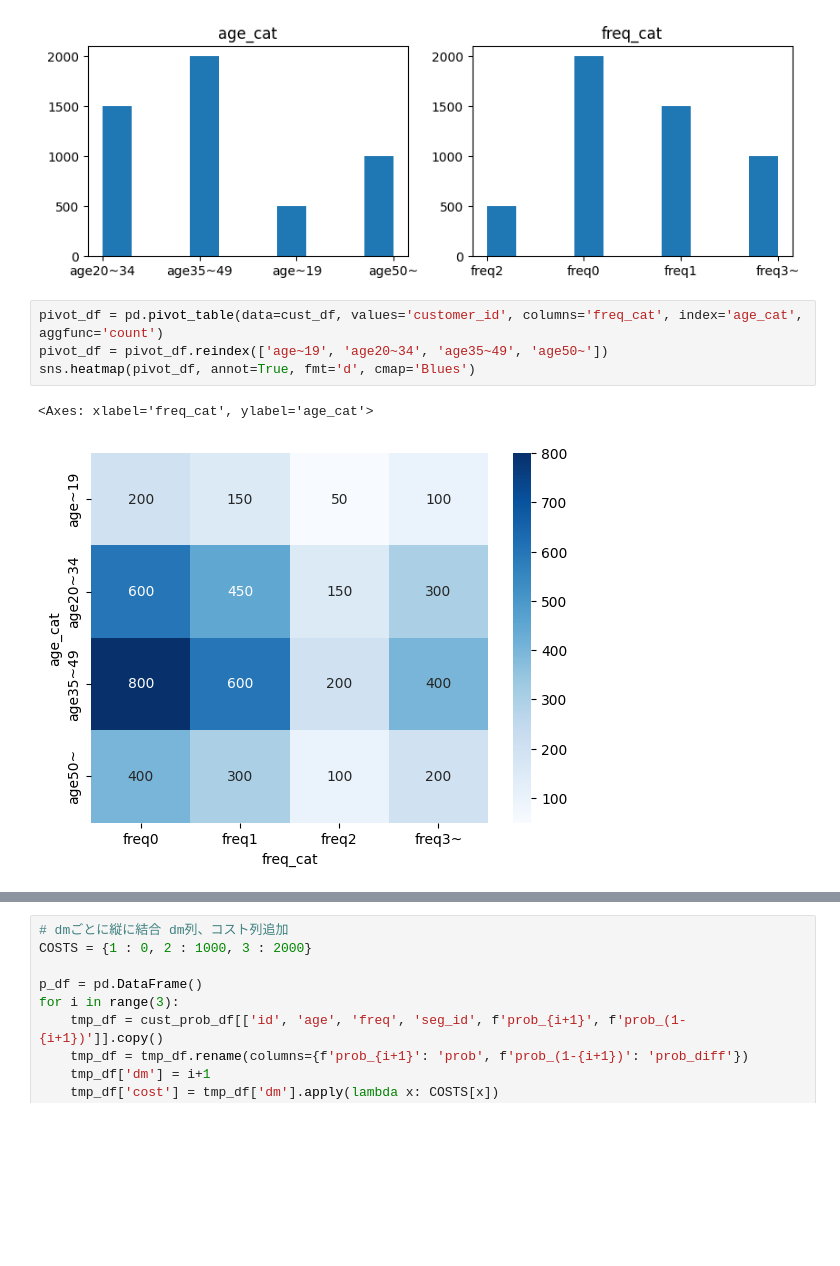
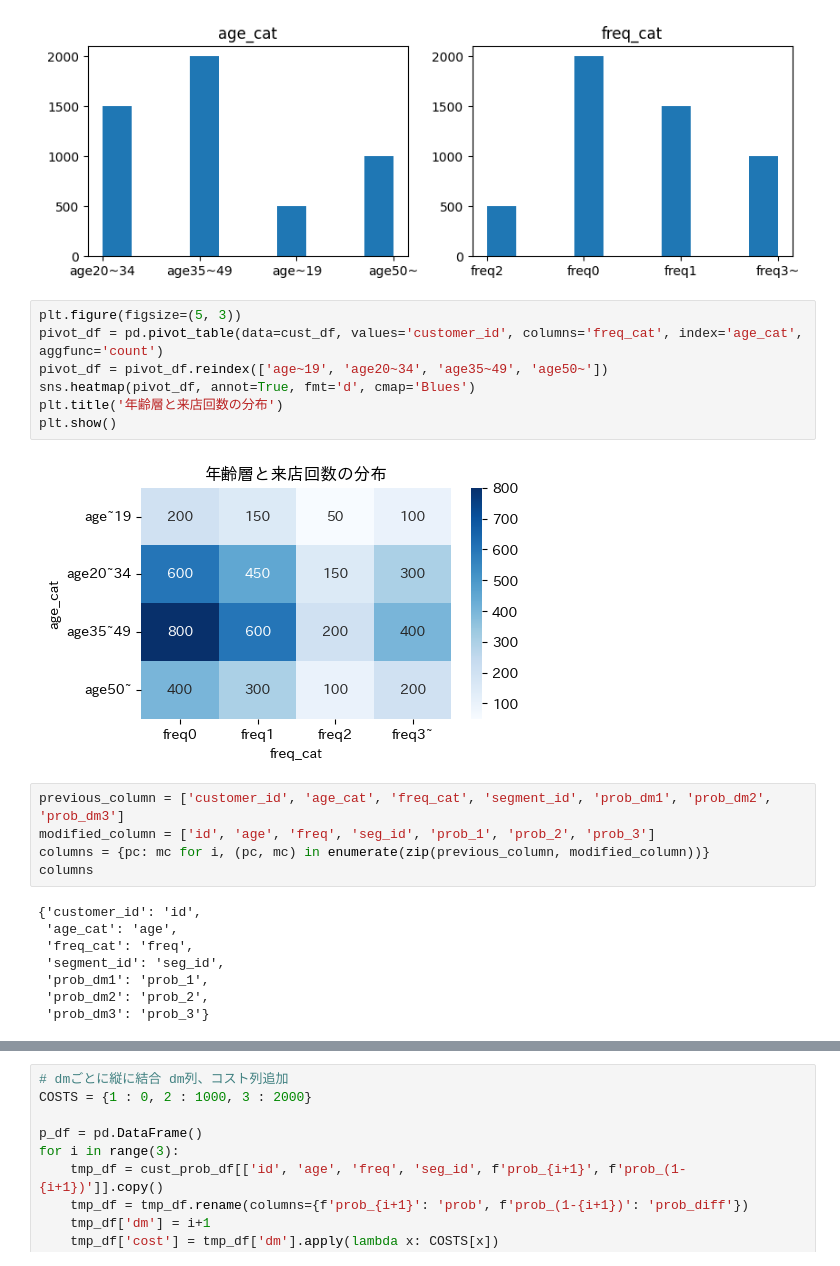
Before and after one commit to akmiccom/python_optimize, a Jupyter notebook: notebooks/chapter_04_pandas_ver_01.ipynb, the cells around one changed output, grey strips where cells are left out. Drawn from its saved outputs; the diff is of its cells as text; blank space fills up the shorter version.

```diff
--- a/notebooks/chapter_04_pandas_ver_01.ipynb
+++ b/notebooks/chapter_04_pandas_ver_01.ipynb
@@ -35,12 +36,27 @@ plt.show()
 # %% [output]
 [figure]
 # %%
+plt.figure(figsize=(5, 3))
 pivot_df = pd.pivot_table(data=cust_df, values='customer_id', columns='freq_cat', index='age_cat', aggfunc='count')
 pivot_df = pivot_df.reindex(['age~19', 'age20~34', 'age35~49', 'age50~'])
 sns.heatmap(pivot_df, annot=True, fmt='d', cmap='Blues')
+plt.title('年齢層と来店回数の分布')
+plt.show()
 # %% [output]
-<Axes: xlabel='freq_cat', ylabel='age_cat'>
-[figure, old version]
+[figure, new version]
+# %%
+previous_column = ['customer_id', 'age_cat', 'freq_cat', 'segment_id', 'prob_dm1', 'prob_dm2', 'prob_dm3']
+modified_column = ['id', 'age', 'freq', 'seg_id', 'prob_1', 'prob_2', 'prob_3']
+columns = {pc: mc for i, (pc, mc) in enumerate(zip(previous_column, modified_column))}
+columns
+# %% [output]
+{'customer_id': 'id',
+ 'age_cat': 'age',
+ 'freq_cat': 'freq',
+ 'segment_id': 'seg_id',
+ 'prob_dm1': 'prob_1',
+ 'prob_dm2': 'prob_2',
+ 'prob_dm3': 'prob_3'}
 # %%
 # データフレームの結合
 cust_prob_df = pd.merge(cust_df, prob_df, on=['age_cat', 'freq_cat'])
```
Also changed, not shown: parts of 7 cells of this notebook, 3 other files.
